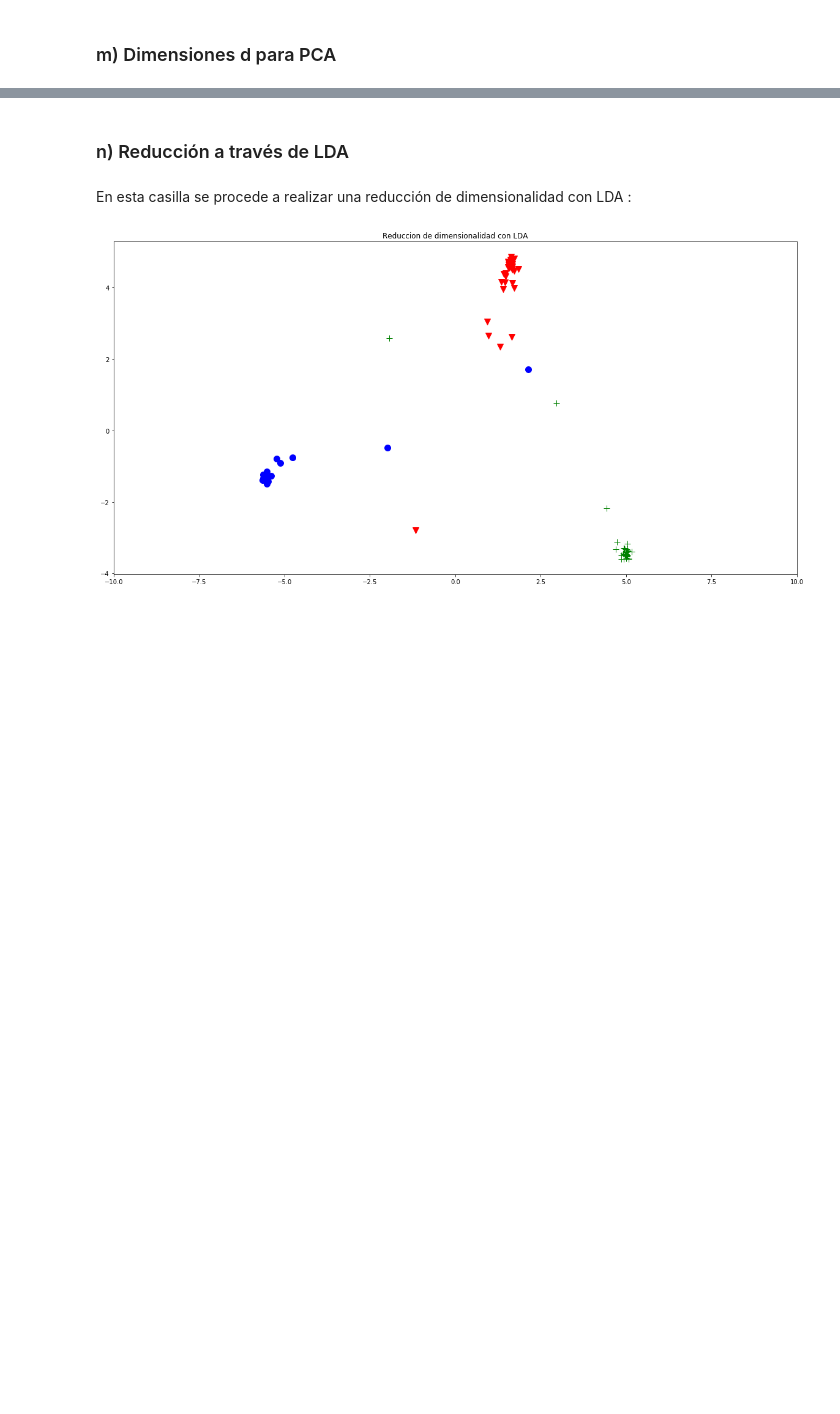
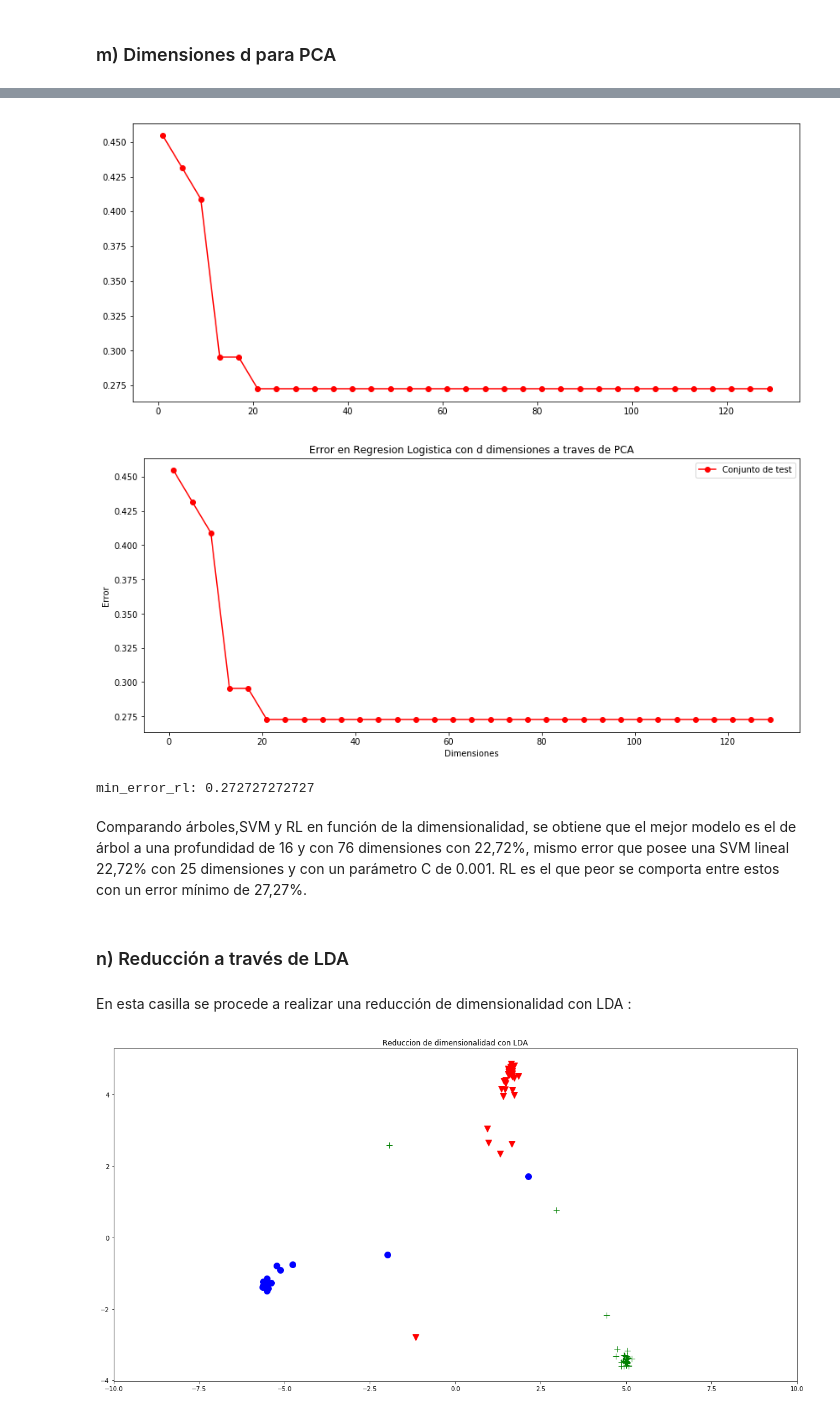
Before and after one commit to F4BI4NFF/MachineLearning2, a Jupyter notebook: Analisis de audios como datos brutos.ipynb, the cells around one changed output, grey strips where cells are left out. Saved outputs shown, nothing was run; the diff lists cells and outputs as text; code cells hidden in the pictures; blank space fills up the shorter version.

```diff
--- a/Analisis de audios como datos brutos.ipynb
+++ b/Analisis de audios como datos brutos.ipynb
@@ -529,3 +565,33 @@ En este gráfico resumen se observa el error en función de las dimensiones, no
+# %%
+## Regresión Logística
+d = range(1,132,4)
+Y_d_rl = []
+for i in d:
+    pca_model = PCA(n_components=i)
+    pca_model.fit(X_train)
+    X_pca_train = pca_model.transform(X_train)
+    X_pca_test = pca_model.transform(X_test)
+    model = LR()
+    model.set_params(C=0.001) # La penalizacion por defecto es la norma 'l2'
+    model.fit(X_pca_train,y_train)
+    Y_d_rl.append(1-model.score(X_pca_test,y_test))
+
+f,axarr = plt.subplots(1,figsize=(14,6))
+axarr.plot(d,Y_d_rl,'ro-',label="Conjunto de test")
+axarr.set_title("Error en Regresion Logistica con d dimensiones a traves de PCA")
+axarr.set_xlabel('Dimensiones')
+axarr.set_ylabel('Error')
+axarr.legend(loc="upper right", fancybox= True)
+plt.show()
+# %% [output]
+[figure, added]
+[figure, added]
+# %%
+print "min_error_rl:",min(Y_d_rl)
+# %% [output]
+min_error_rl: 0.272727272727
+# %% [markdown]
+Comparando árboles,SVM y RL en función de la dimensionalidad, se obtiene que el mejor modelo es el de árbol a una profundidad de 16 y con 76 dimensiones con 22,72%, mismo error que posee una SVM lineal 22,72% con 25 dimensiones y con un parámetro C de 0.001. RL es el que peor se comporta entre estos con un error mínimo de 27,27%.
 # %% [markdown]
 ### n) Reducción a través de LDA
 # %% [markdown]
```
Also changed, not shown: parts of 26 cells of this notebook.
